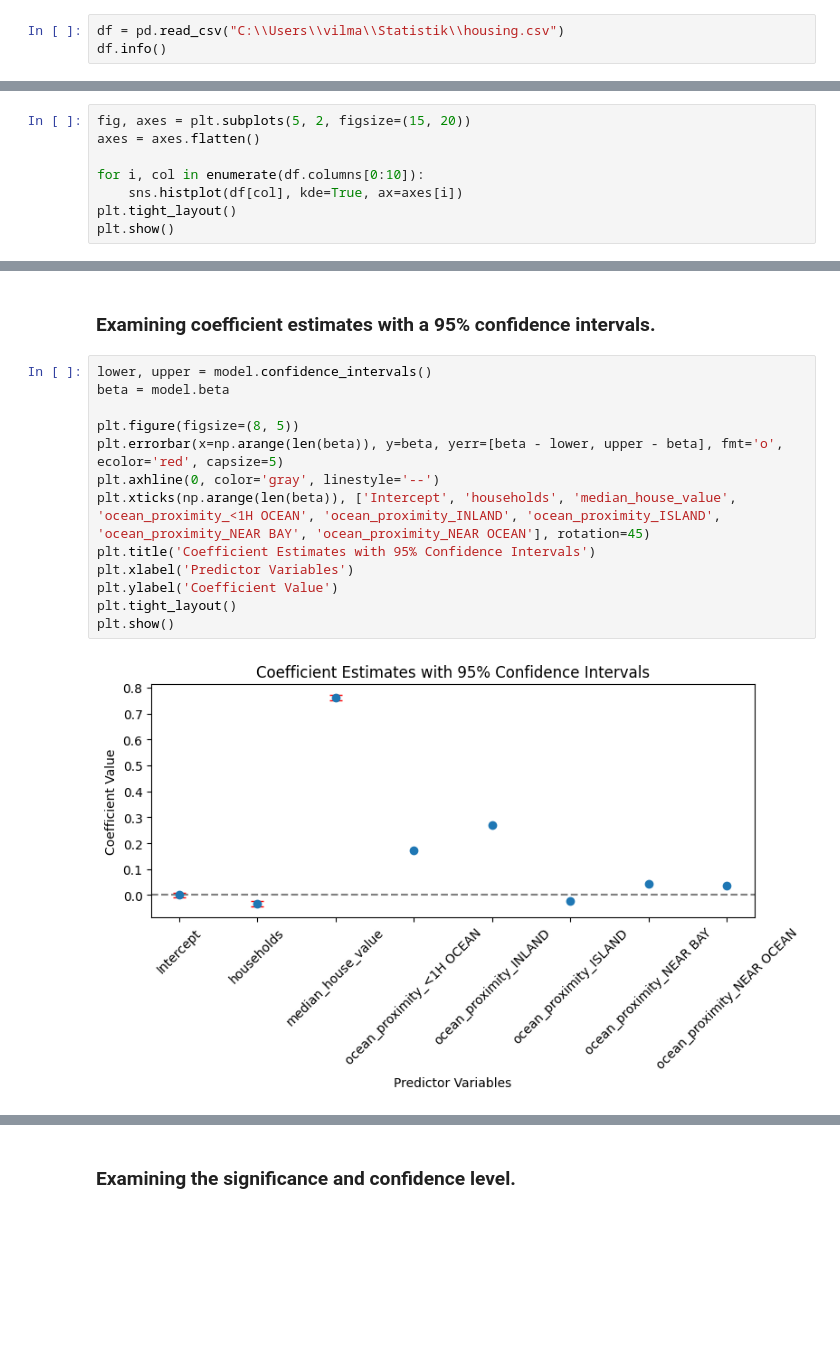
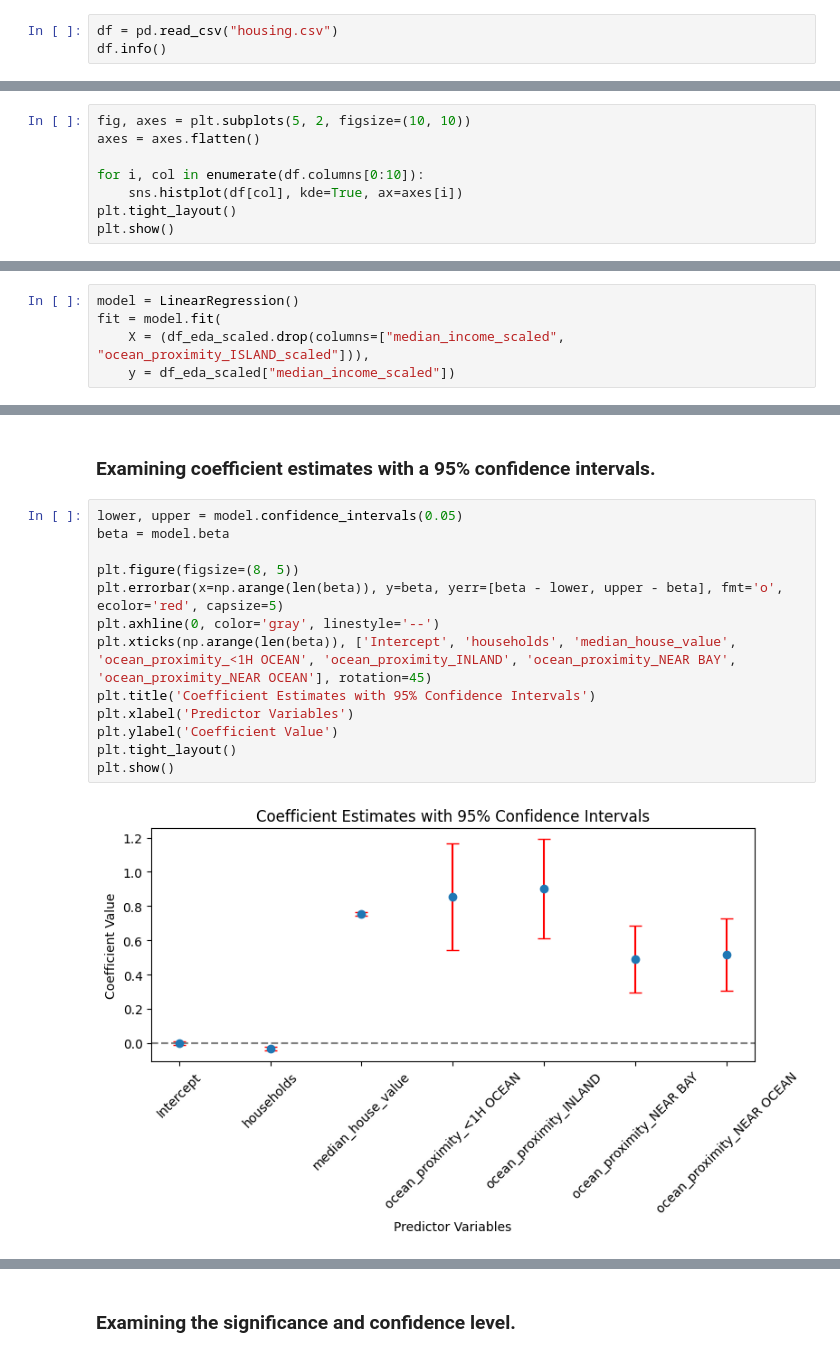
Before and after one commit to VilmaLL/Statistical_Methods-VILMA-LINDROTH, a Jupyter notebook: Assignments/Statistical_Methods_Assignment.ipynb, the cells around one changed output, grey strips where cells are left out. Saved outputs shown, nothing was run; the diff lists cells and outputs as text; blank space fills up the shorter version.

```diff
--- a/Assignments/Statistical_Methods_Assignment.ipynb
+++ b/Assignments/Statistical_Methods_Assignment.ipynb
@@ -11,7 +11,7 @@ from LinearRegressionCustom import LinearRegression
 The csv-document is read with pandas and examined with .info()
 The file contains 10 features, of which one is categorical, 20640 entries with some nulls in one of the features.
 # %%
-df = pd.read_csv("C:\\Users\\vilma\\Statistik\\housing.csv")
+df = pd.read_csv("housing.csv")
 df.info()
 # %% [output]
 <class 'pandas.core.frame.DataFrame'>
@@ -35,7 +35,7 @@ memory usage: 1.6+ MB
 The 10 features are examined visually with histograms. This way the distributions can be discearned.
 The median_income feature is initially assumed to be distributed according to standard norm. As such it can be used as the respondent variabel Y.
 # %%
-fig, axes = plt.subplots(5, 2, figsize=(15, 20))
+fig, axes = plt.subplots(5, 2, figsize=(10, 10))
 axes = axes.flatten()
 
 for i, col in enumerate(df.columns[0:10]):
@@ -108,3 +139,8 @@ fit = model.fit(
+# %%
+model = LinearRegression()
+fit = model.fit(
+    X = (df_eda_scaled.drop(columns=["median_income_scaled", "ocean_proximity_ISLAND_scaled"])),
+    y = df_eda_scaled["median_income_scaled"])
 # %% [markdown]
 ### Examining F-statistic
 # %%
@@ -142,18 +178,18 @@ The t-statistic and p-value shows that the B1-koefficient(households) is signifi
 # %% [markdown]
 ### Examining coefficient estimates with a 95% confidence intervals.
 # %%
-lower, upper = model.confidence_intervals()
+lower, upper = model.confidence_intervals(0.05)
 beta = model.beta
 
 plt.figure(figsize=(8, 5))
 plt.errorbar(x=np.arange(len(beta)), y=beta, yerr=[beta - lower, upper - beta], fmt='o', ecolor='red', capsize=5)
 plt.axhline(0, color='gray', linestyle='--')
-plt.xticks(np.arange(len(beta)), ['Intercept', 'households', 'median_house_value', 'ocean_proximity_<1H OCEAN', 'ocean_proximity_INLAND', 'ocean_proximity_ISLAND', 'ocean_proximity_NEAR BAY', 'ocean_proximity_NEAR OCEAN'], rotation=45)
+plt.xticks(np.arange(len(beta)), ['Intercept', 'households', 'median_house_value', 'ocean_proximity_<1H OCEAN', 'ocean_proximity_INLAND', 'ocean_proximity_NEAR BAY', 'ocean_proximity_NEAR OCEAN'], rotation=45)
 plt.title('Coefficient Estimates with 95% Confidence Intervals')
 plt.xlabel('Predictor Variables')
 plt.ylabel('Coefficient Value')
 plt.tight_layout()
 plt.show()
 # %% [output]
-[figure, old version]
+[figure, new version]
 # %% [markdown]
```
Also changed, not shown: parts of 18 cells of this notebook, 7 other files.
